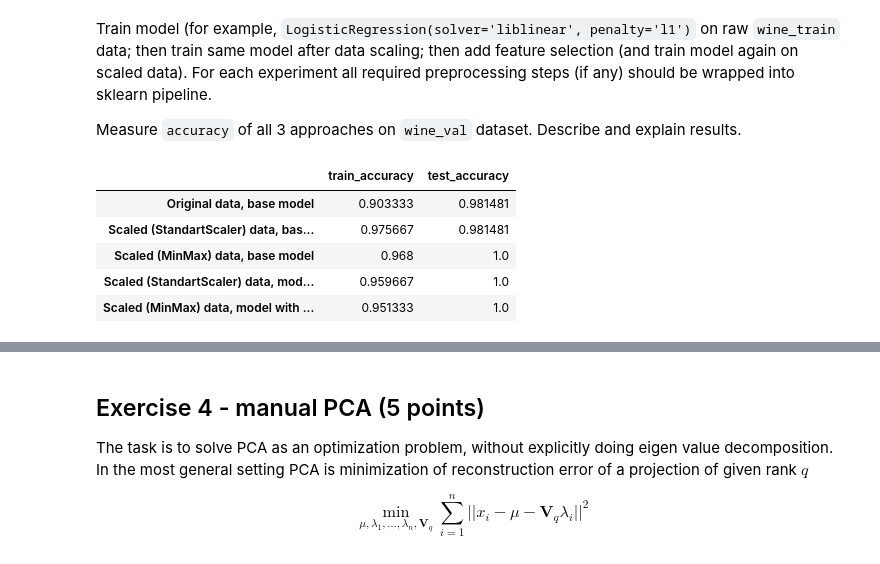
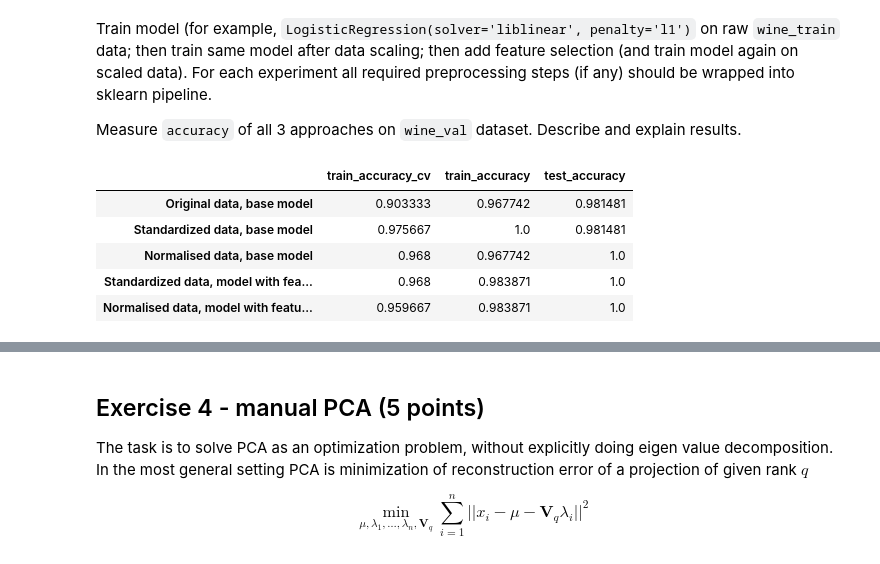
Before and after one commit to OksanaZaitseva/rsschool, a Jupyter notebook: 6_feature_engineering_selection/homework_06.04.ipynb, the cells around one changed output, grey strips where cells are left out. Cells and saved outputs as stored; diff of their text form; code cells hidden in the pictures.

```diff
--- a/6_feature_engineering_selection/homework_06.04.ipynb
+++ b/6_feature_engineering_selection/homework_06.04.ipynb
@@ -181,57 +180,62 @@ Train model (for example, `LogisticRegression(solver='liblinear', penalty='l1')`
 
 Measure `accuracy` of all 3 approaches on `wine_val` dataset. Describe and explain results.
 # %%
-results = pd.DataFrame(columns=['train_accuracy', 'test_accuracy'])
+results = pd.DataFrame(columns=['train_accuracy_cv', 'train_accuracy', 'test_accuracy'])
 # base model
-base_model = LogisticRegression(solver='liblinear', penalty='l1')
+base_model = LogisticRegression(solver='liblinear', penalty='l1', random_state=42)
 
-train_acc = cross_val_score(base_model, wine_train, wine_labels_train,
+train_acc_cross = cross_val_score(base_model, wine_train, wine_labels_train,
                       scoring='accuracy', cv=5).mean()
 base_model.fit(wine_train, wine_labels_train)
+train_acc = accuracy_score(wine_labels_train, base_model.predict(wine_train))
 pred = accuracy_score(wine_labels_val, base_model.predict(wine_val))
-results.loc['Original data, base model', :] = [train_acc, pred]
+results.loc['Original data, base model', :] = [train_acc_cross, train_acc, pred]
 
 # data scaled model (Standart)
 pipe_st_scale = make_pipeline(StandardScaler(), base_model)
 
-train_acc = cross_val_score(pipe_st_scale, wine_train, wine_labels_train,
+train_acc_cross = cross_val_score(pipe_st_scale, wine_train, wine_labels_train,
                       scoring='accuracy', cv=5).mean()
 pipe_st_scale.fit(wine_train, wine_labels_train)
+train_acc = accuracy_score(wine_labels_train, pipe_st_scale.predict(wine_train))
 pred = accuracy_score(wine_labels_val, pipe_st_scale.predict(wine_val))
-results.loc['Scaled (StandartScaler) data, base model', :] = [train_acc, pred]
+results.loc['Standardized data, base model', :] = [train_acc_cross, train_acc, pred]
 
 # data scaled model (MinMax)
 pipe_minmax_scale = make_pipeline(MinMaxScaler(), base_model)
-train_acc = cross_val_score(pipe_minmax_scale, wine_train, wine_labels_train,
+train_acc_cross = cross_val_score(pipe_minmax_scale, wine_train, wine_labels_train,
                       scoring='accuracy', cv=5).mean()
 pipe_minmax_scale.fit(wine_train, wine_labels_train)
+train_acc = accuracy_score(wine_labels_train, pipe_minmax_scale.predict(wine_train))
 pred = accuracy_score(wine_labels_val, pipe_minmax_scale.predict(wine_val))
-results.loc['Scaled (MinMax) data, base model', :] = [train_acc, pred]
+results.loc['Normalised data, base model', :] = [train_acc_cross, train_acc, pred]
 
 
 # data scaled model (Standart) with feature selection
 selection_model = RandomForestClassifier(random_state=42)
-pipe_scale_feat = make_pipeline(StandardScaler(), SelectFromModel(selection_model), base_model)
-train_acc = cross_val_score(pipe_scale_feat, wine_train, wine_labels_train,
+pipe_scale_feat = make_pipeline(StandardScaler(), SelectFromModel(selection_model, threshold=0.05), base_model)
+train_acc_cross = cross_val_score(pipe_scale_feat, wine_train, wine_labels_train,
                       scoring='accuracy', cv=5).mean()
 pipe_scale_feat.fit(wine_train, wine_labels_train)
+train_acc = accuracy_score(wine_labels_train, pipe_scale_feat.predict(wine_train))
 pred = accuracy_score(wine_labels_val, pipe_scale_feat.predict(wine_val))
-results.loc['Scaled (StandartScaler) data, model with feature selection', :] = [train_acc, pred]
+results.loc['Standardized data, model with feature selection', :] = [train_acc_cross, train_acc, pred]
 
 
 # data scaled model (MinMax) with feature selection
 selection_model = RandomForestClassifier(random_state=42)
-pipe_scale_feat = make_pipeline(MinMaxScaler(), SelectFromModel(selection_model), base_model)
-train_acc = cross_val_score(pipe_scale_feat, wine_train, wine_labels_train,
+pipe_scale_feat = make_pipeline(MinMaxScaler(), SelectFromModel(selection_model, threshold=0.05), base_model)
+train_acc_cross = cross_val_score(pipe_scale_feat, wine_train, wine_labels_train,
                       scoring='accuracy', cv=5).mean()
 pipe_scale_feat.fit(wine_train, wine_labels_train)
+train_acc = accuracy_score(wine_labels_train, pipe_scale_feat.predict(wine_train))
 pred = accuracy_score(wine_labels_val, pipe_scale_feat.predict(wine_val))
-results.loc['Scaled (MinMax) data, model with feature selection', :] = [train_acc, pred]
+results.loc['Normalised data, model with feature selection', :] = [train_acc_cross, train_acc, pred]
 display(results)
 # %% [output]
-|  | train_accuracy | test_accuracy |
-| Original data, base model | 0.903333 | 0.981481 |
-| Scaled (StandartScaler) data, bas... | 0.975667 | 0.981481 |
-| Scaled (MinMax) data, base model | 0.968 | 1.0 |
-| Scaled (StandartScaler) data, mod... | 0.959667 | 1.0 |
-| Scaled (MinMax) data, model with ... | 0.951333 | 1.0 |
+|  | train_accuracy_cv | train_accuracy | test_accuracy |
+| Original data, base model | 0.903333 | 0.967742 | 0.981481 |
+| Standardized data, base model | 0.975667 | 1.0 | 0.981481 |
+| Normalised data, base model | 0.968 | 0.967742 | 1.0 |
+| Standardized data, model with fea... | 0.968 | 0.983871 | 1.0 |
+| Normalised data, model with featu... | 0.959667 | 0.983871 | 1.0 |
```
Also changed, not shown: parts of 12 cells of this notebook.
